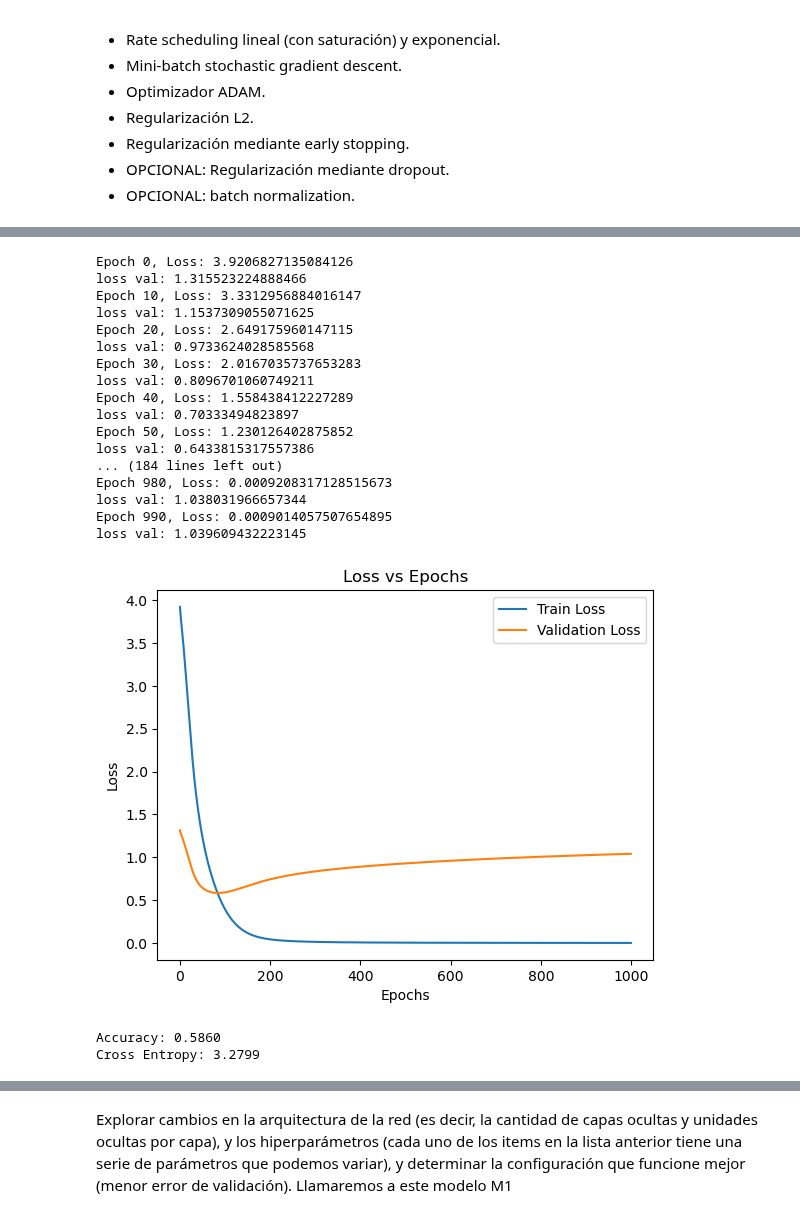
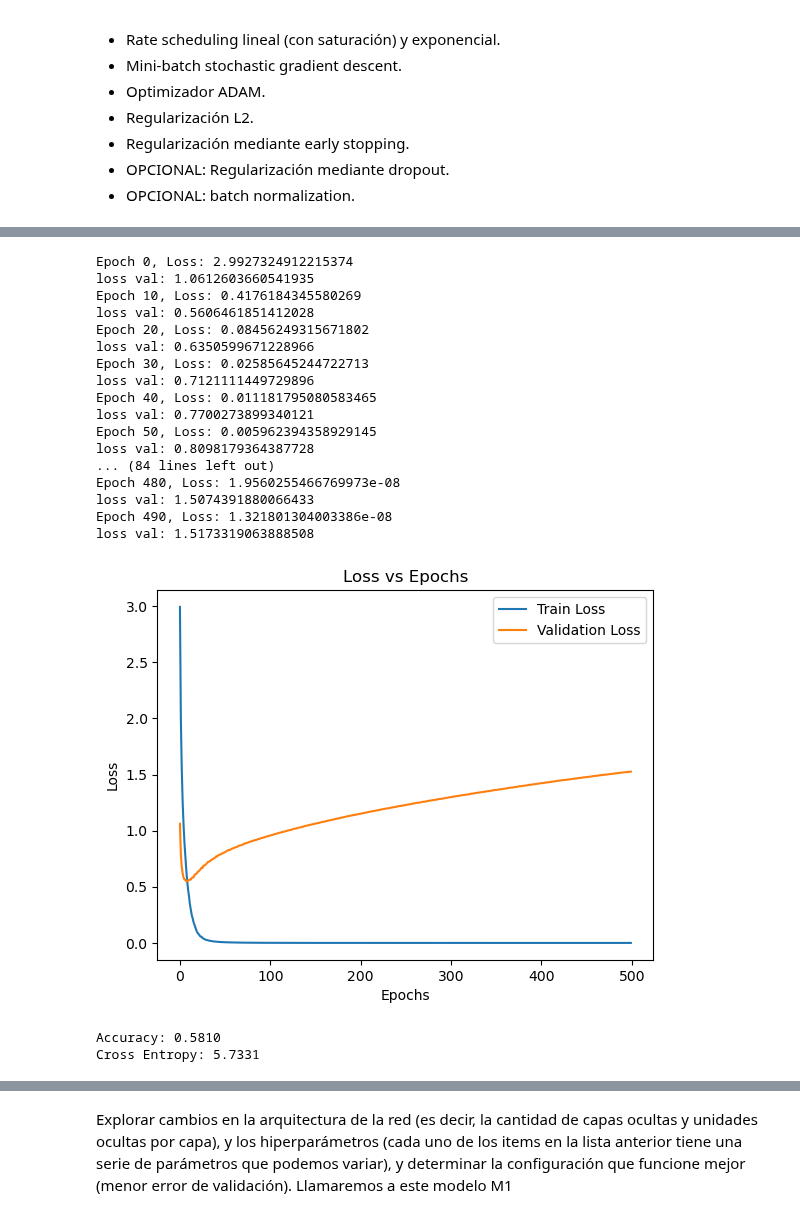
Before and after one commit to felicitasmarolda/MLyDL_TPs, a Jupyter notebook: Marolda_Felicitas_TP3/Marolda_Felicitas_TP3.ipynb, the cells around one changed output, grey strips where cells are left out. Drawn from its saved outputs; the diff is of its cells as text; code cells hidden in the pictures.

```diff
--- a/Marolda_Felicitas_TP3/Marolda_Felicitas_TP3.ipynb
+++ b/Marolda_Felicitas_TP3/Marolda_Felicitas_TP3.ipynb
@@ -179,28 +179,29 @@ Cross Entropy: 3.4934
 # %%
 # ADAM
 importlib.reload(md)
 mejora = {}
 mejora["ADAM"] = [0.9, 0.999, 1e-8]
-adam = md.NeuralNetwork(X_train, y_train, X_val, y_val, funciones_de_activacion, nodos_por_capa, mejora, 0.001)
+mejora["Mini batch stochastic gradient descent"] = 64
+adam = md.NeuralNetwork(X_train, y_train, X_val, y_val, funciones_de_activacion, nodos_por_capa, mejora, 0.001, 500)
 get_metrics = mt.get_metrics(adam.forward_pass(X_val, False), y_val)
 # %% [output]
-Epoch 0, Loss: 3.9206827135084126
-loss val: 1.315523224888466
-Epoch 10, Loss: 3.3312956884016147
-loss val: 1.1537309055071625
-Epoch 20, Loss: 2.649175960147115
-loss val: 0.9733624028585568
-Epoch 30, Loss: 2.0167035737653283
-loss val: 0.8096701060749211
-Epoch 40, Loss: 1.558438412227289
-loss val: 0.70333494823897
-Epoch 50, Loss: 1.230126402875852
-loss val: 0.6433815317557386
-... (184 lines left out)
-Epoch 980, Loss: 0.0009208317128515673
-loss val: 1.038031966657344
-Epoch 990, Loss: 0.0009014057507654895
-loss val: 1.039609432223145
+Epoch 0, Loss: 2.9927324912215374
+loss val: 1.0612603660541935
+Epoch 10, Loss: 0.4176184345580269
+loss val: 0.5606461851412028
+Epoch 20, Loss: 0.08456249315671802
+loss val: 0.6350599671228966
+Epoch 30, Loss: 0.02585645244722713
+loss val: 0.7121111449729896
+Epoch 40, Loss: 0.011181795080583465
+loss val: 0.7700273899340121
+Epoch 50, Loss: 0.005962394358929145
+loss val: 0.8098179364387728
+... (84 lines left out)
+Epoch 480, Loss: 1.9560255466769973e-08
+loss val: 1.5074391880066433
+Epoch 490, Loss: 1.321801304003386e-08
+loss val: 1.5173319063888508
-[figure, old version]
+[figure, new version]
-Accuracy: 0.5860
-Cross Entropy: 3.2799
+Accuracy: 0.5810
+Cross Entropy: 5.7331
```
Also changed, not shown: parts of 10 cells of this notebook, 2 other files.
